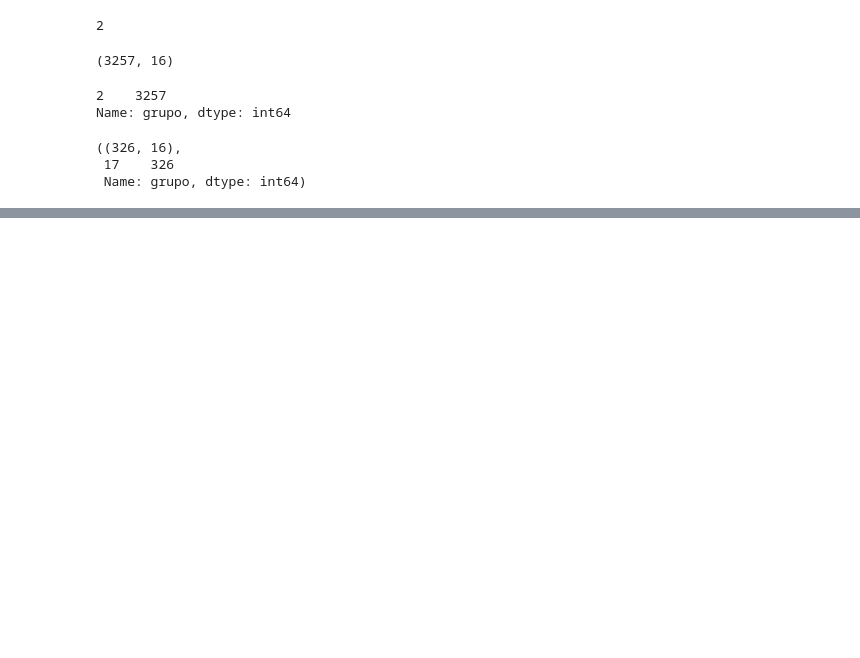
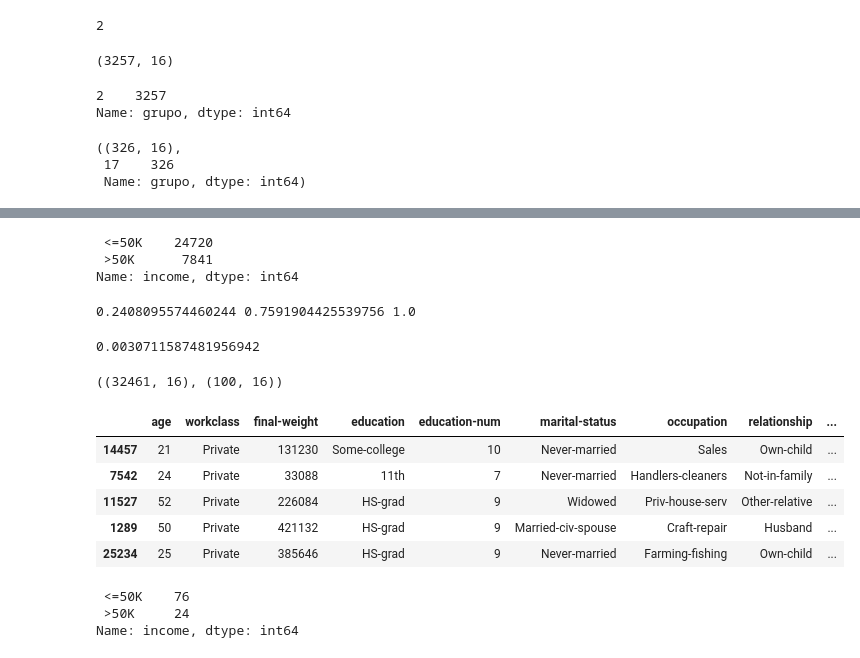
Before and after one commit to Joao-Inacio/Statistics_for-Data_Science, a Jupyter notebook: populacao_e_amostra/Amostragem.ipynb, the cells around one changed output, grey strips where cells are left out. Drawn from its saved outputs; the diff is of its cells as text; code cells hidden in the pictures; blank space fills up the shorter version.

Commit message:
Amostragem estratificada

```diff
--- a/populacao_e_amostra/Amostragem.ipynb
+++ b/populacao_e_amostra/Amostragem.ipynb
@@ -230,0 +236,47 @@ df_amostra_agrupamento.shape, df_amostra_agrupamento['grupo'].value_counts()
+# %%
+# Verificando o 'income'
+ds['income'].value_counts()
+# %% [output]
+ <=50K    24720
+ >50K      7841
+Name: income, dtype: int64
+# %%
+# Verificando a porcentagem
+mais_50k = 7841 / len(ds)
+menos_50k = 24720 / len(ds)
+print(mais_50k, menos_50k, mais_50k + menos_50k)
+# %% [output]
+0.2408095574460244 0.7591904425539756 1.0
+# %%
+# Criando o tamanho do teste
+100 / len(ds)
+# %% [output]
+0.0030711587481956942
+# %%
+# Criando a amostra
+split = StratifiedShuffleSplit(test_size=0.0030711587481956942)
+for x, y in split.split(ds, ds['income']):
+    df_x = ds.iloc[x]
+    df_y = ds.iloc[y]
+# %%
+# Visualizando o tamanho
+df_x.shape, df_y.shape
+# %% [output]
+((32461, 16), (100, 16))
+# %%
+# Visualizando a amostra
+df_y.head()
+# %% [output]
+|  | age | workclass | final-weight | education | education-num | marital-status | occupation | relationship | ... |
+| 14457 | 21 | Private | 131230 | Some-college | 10 | Never-married | Sales | Own-child | ... |
+| 7542 | 24 | Private | 33088 | 11th | 7 | Never-married | Handlers-cleaners | Not-in-family | ... |
+| 11527 | 52 | Private | 226084 | HS-grad | 9 | Widowed | Priv-house-serv | Other-relative | ... |
+| 1289 | 50 | Private | 421132 | HS-grad | 9 | Married-civ-spouse | Craft-repair | Husband | ... |
+| 25234 | 25 | Private | 385646 | HS-grad | 9 | Never-married | Farming-fishing | Own-child | ... |
+# %%
+# Contando os valores
+df_y['income'].value_counts()
+# %% [output]
+ <=50K    76
+ >50K     24
+Name: income, dtype: int64
```
Also changed, not shown: parts of 4 cells of this notebook.
